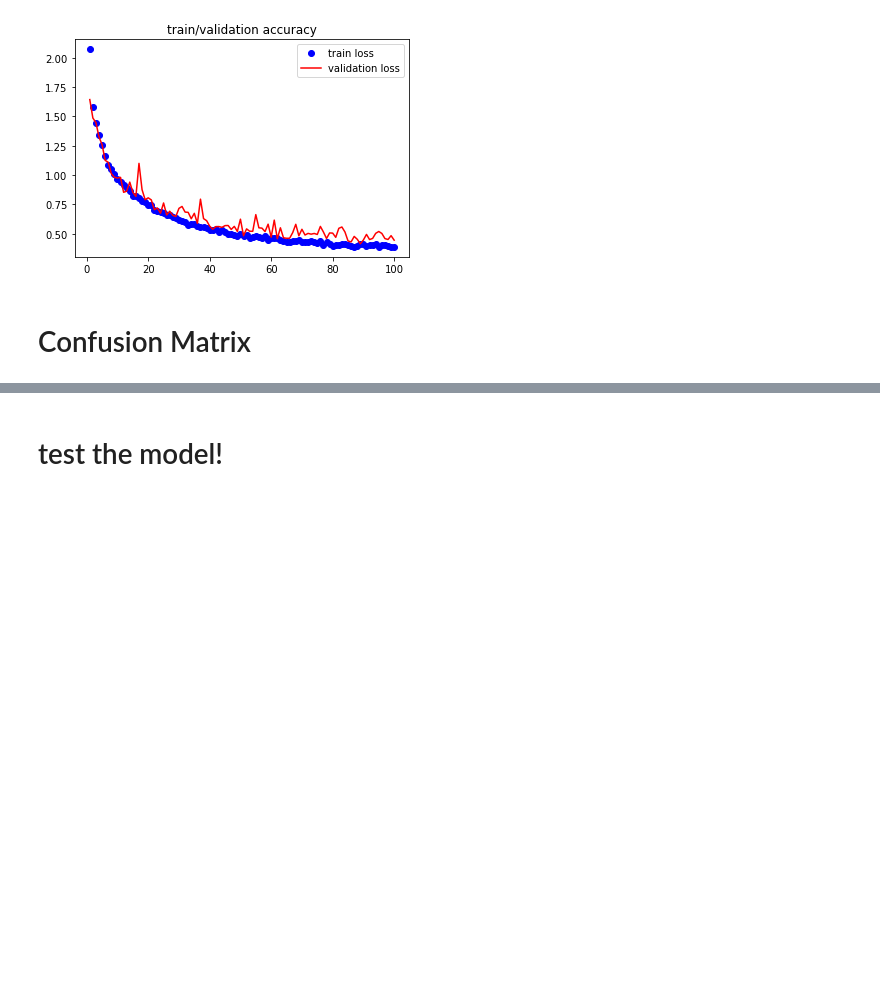
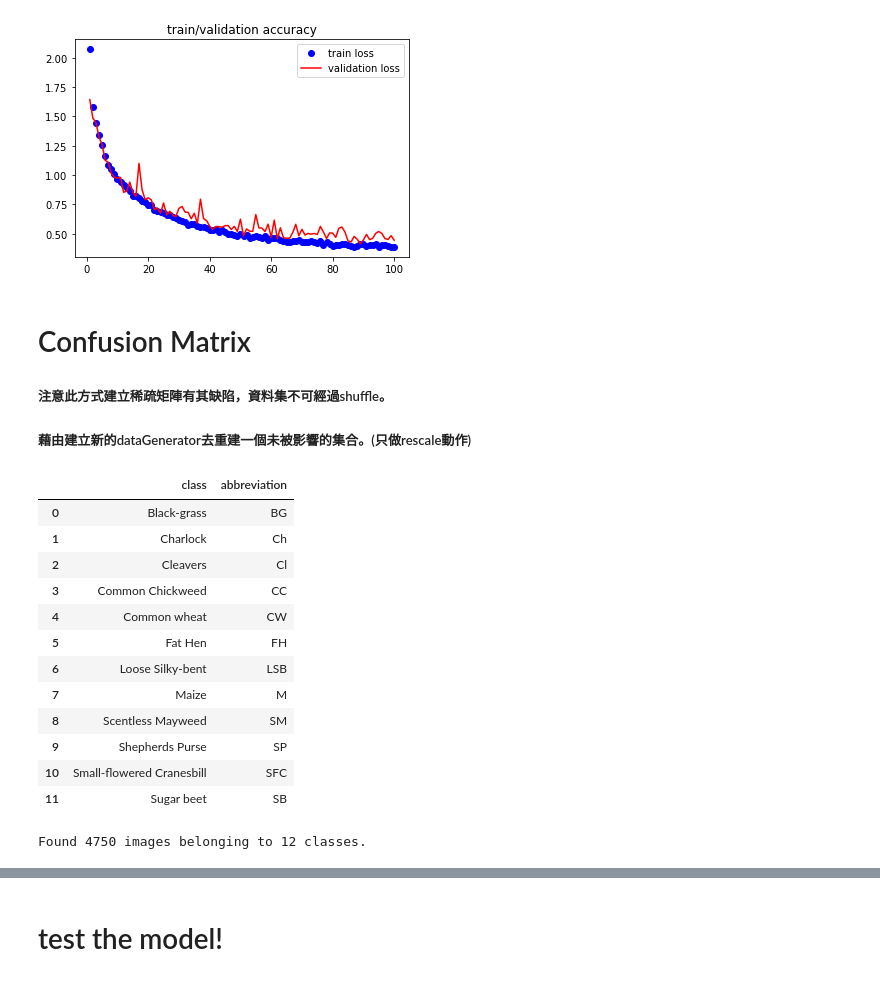
Before and after one commit to DLCV-marathon-lou-yi/plant_seeding_project, a Jupyter notebook: vgg16_try_first_learning.ipynb, the cells around one changed output, grey strips where cells are left out. Saved outputs shown, nothing was run; the diff lists cells and outputs as text; code cells hidden in the pictures; blank space fills up the shorter version.

```diff
--- a/vgg16_try_first_learning.ipynb
+++ b/vgg16_try_first_learning.ipynb
@@ -363,3 +363,31 @@ plt.show
 [figure]
 # %% [markdown]
 # Confusion Matrix
+##### 注意此方式建立稀疏矩陣有其缺陷，資料集不可經過shuffle。
+##### 藉由建立新的dataGenerator去重建一個未被影響的集合。(只做rescale動作)
+# %%
+abbreviation = ['BG', 'Ch', 'Cl', 'CC', 'CW', 'FH', 'LSB', 'M', 'SM', 'SP', 'SFC', 'SB']
+pd.DataFrame({'class': class_plant, 'abbreviation': abbreviation})
+# %% [output]
+|  | class | abbreviation |
+| 0 | Black-grass | BG |
+| 1 | Charlock | Ch |
+| 2 | Cleavers | Cl |
+| 3 | Common Chickweed | CC |
+| 4 | Common wheat | CW |
+| 5 | Fat Hen | FH |
+| 6 | Loose Silky-bent | LSB |
+| 7 | Maize | M |
+| 8 | Scentless Mayweed | SM |
+| 9 | Shepherds Purse | SP |
+| 10 | Small-flowered Cranesbill | SFC |
+| 11 | Sugar beet | SB |
+# %%
+test_datagen = ImageDataGenerator(rescale=1. / 255)
+validation_generator = test_datagen.flow_from_directory(TRAIN_DATASET_PATH,
+                                                        target_size=IMAGE_SIZE,
+                                                        shuffle=None,
+                                                        batch_size=BATCH_SIZE,
+                                                        class_mode='categorical')
+# %% [output]
+Found 4750 images belonging to 12 classes.
```
Also changed, not shown: parts of 1 cell of this notebook.
